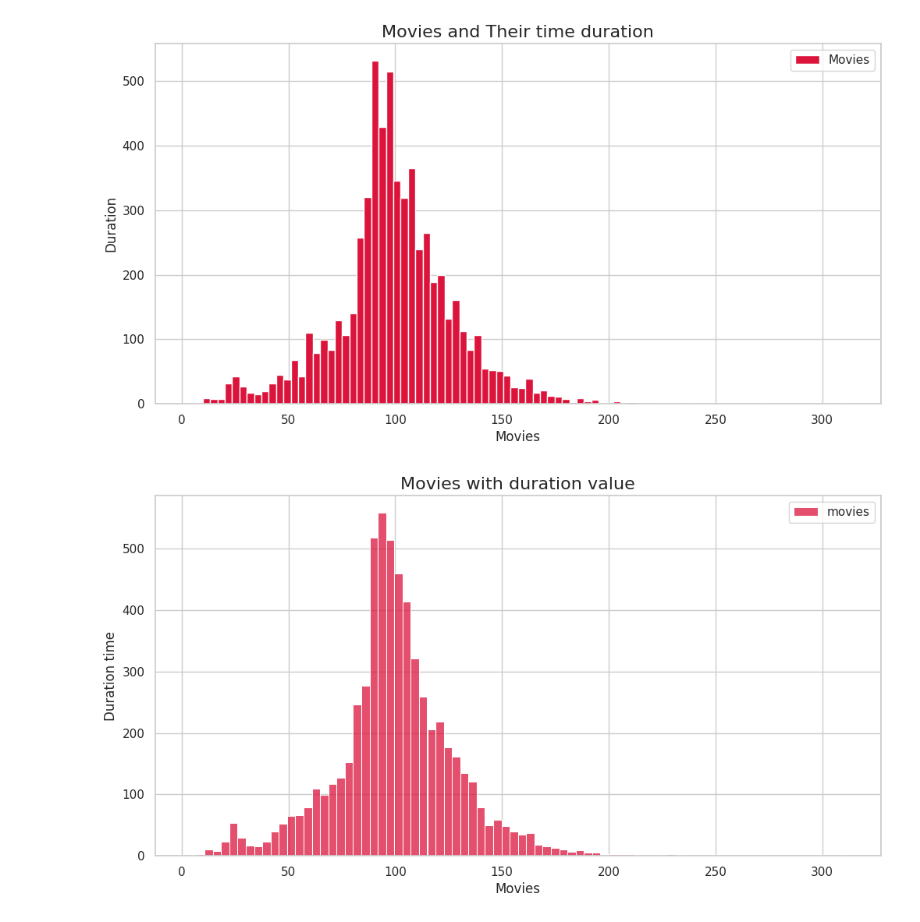
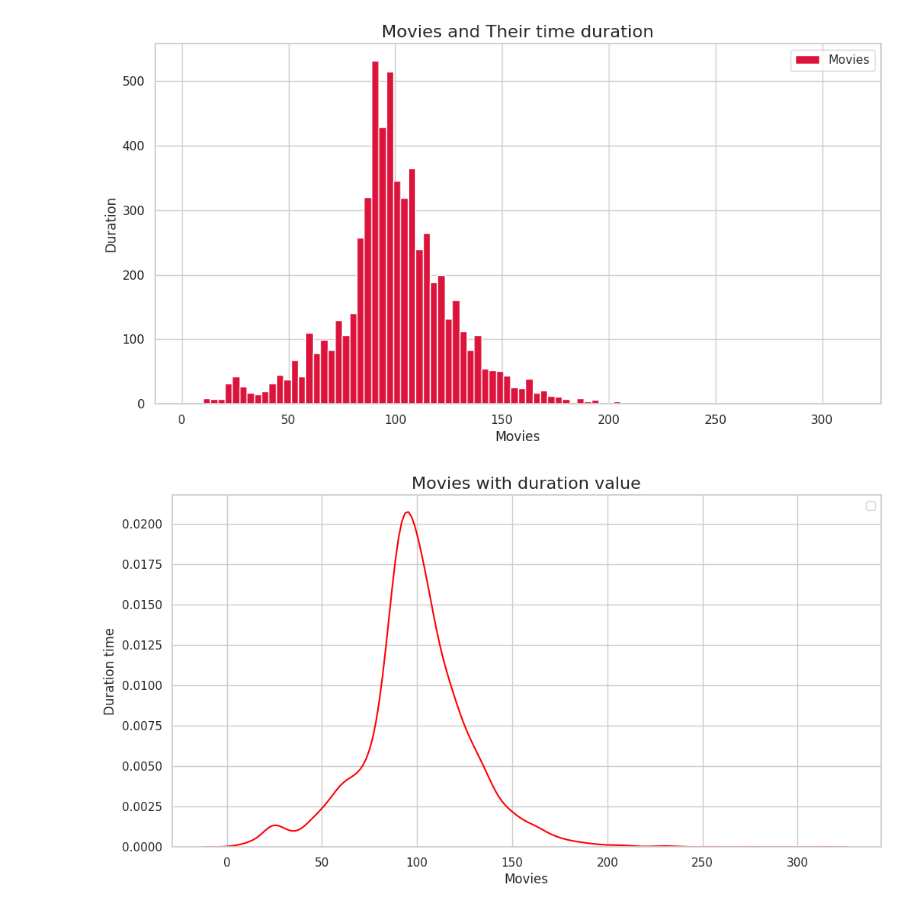
Before and after one commit to DevBhargav07/ML_Learning_Pluto, a Jupyter notebook: Codespace/ML_Learning.ipynb, the cells around one changed output. Cells and saved outputs as stored; diff of their text form; code cells hidden in the pictures.

Commit message:
checking another type of using in sns for kdeplot for this using graph chart

```diff
--- a/Codespace/ML_Learning.ipynb
+++ b/Codespace/ML_Learning.ipynb
@@ -446,13 +446,14 @@ plt.show()
 # %%
 #using sns
 sns.set_theme(style="whitegrid")
 plt.figure(figsize=(12, 6))
-sns.histplot(movies["duration_time"].dropna(), bins=80, color="crimson", edgecolor="white", label="movies")
+# sns.histplot(movies["duration_time"].dropna(), bins=80, color="crimson", edgecolor="white", label="movies")
+sns.kdeplot(movies["duration_time"], color="red")
 
 plt.title("Movies with duration value", fontsize=16)
 plt.xlabel("Movies")
 plt.ylabel("Duration time")
 plt.legend()
 plt.show()
 # %% [output]
-[figure, old version]
+[figure, new version]
```
